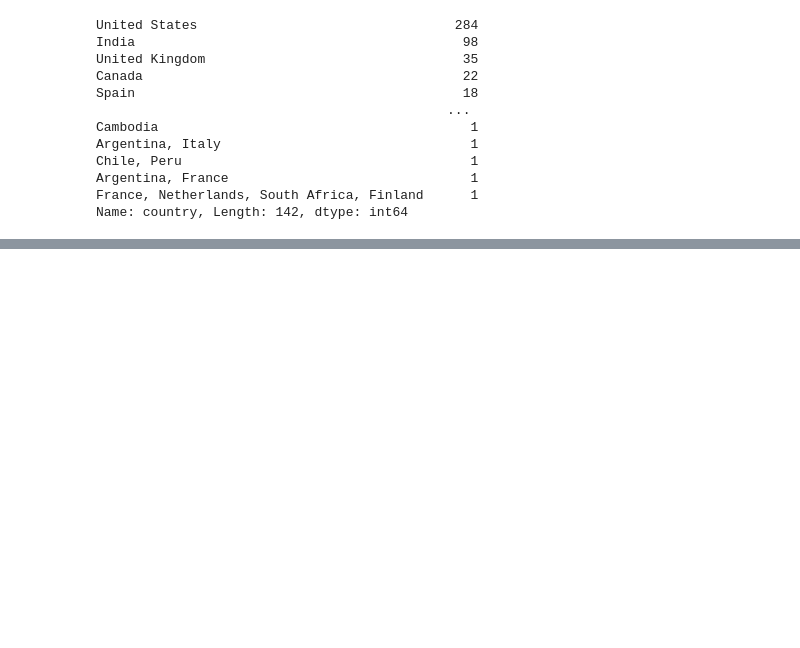
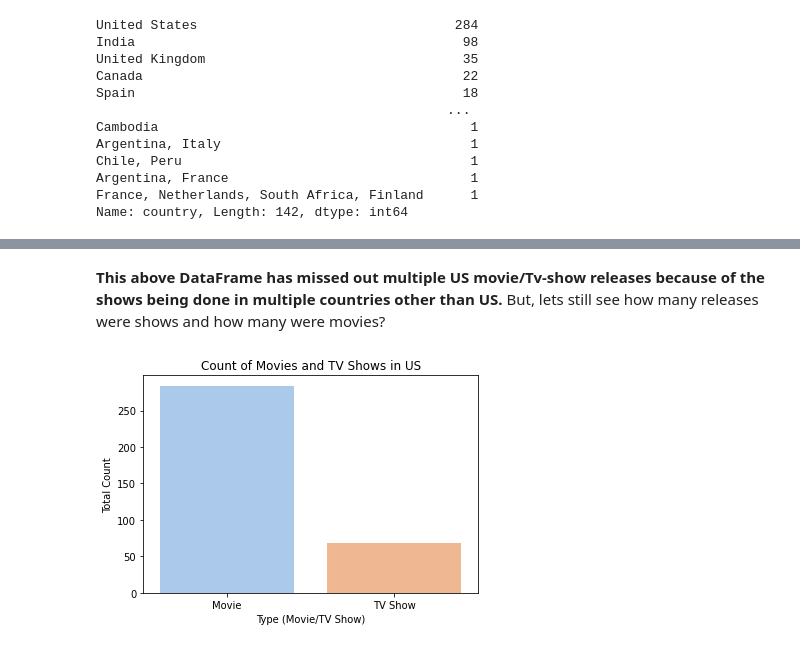
Before and after one commit to sankhadeepriju/Towards-Python-Data-Analysis, a Jupyter notebook: Netflix Test Dataset [Novice]/netflix-data.ipynb, the cells around one changed output, grey strips where cells are left out. Drawn from its saved outputs; the diff is of its cells as text; code cells hidden in the pictures; blank space fills up the shorter version.

```diff
--- a/Netflix Test Dataset [Novice]/netflix-data.ipynb
+++ b/Netflix Test Dataset [Novice]/netflix-data.ipynb
@@ -333,0 +323,3 @@ countrywise_release_df = pd.DataFrame({'Year':yearwise_release.index, 'Count':ye
+# %%
+us_release_2017_df = release_2017_df[release_2017_df.country == 'United States']
+us_release_2017_df
@@ -334,3 +340,14 @@ countrywise_release_df = pd.DataFrame({'Year':yearwise_release.index, 'Count':ye
+# %% [markdown]
+**This above DataFrame has missed out multiple US movie/Tv-show releases because of the shows being done in multiple countries other than US.**
+But, lets still see how many releases were shows and how many were movies?
+# %%
+x = sns.countplot(us_release_2017_df.type, palette="pastel");
+plt.title("Count of Movies and TV Shows in US")
+plt.xlabel("Type (Movie/TV Show)")
+plt.ylabel("Total Count");
+plt.show()
+# %% [output]
+[figure, added]
 # %%
 show_2017_df = release_2017_df[release_2017_df.type == 'TV Show']
 show_2017_df
```
Also changed, not shown: parts of 9 cells of this notebook.
